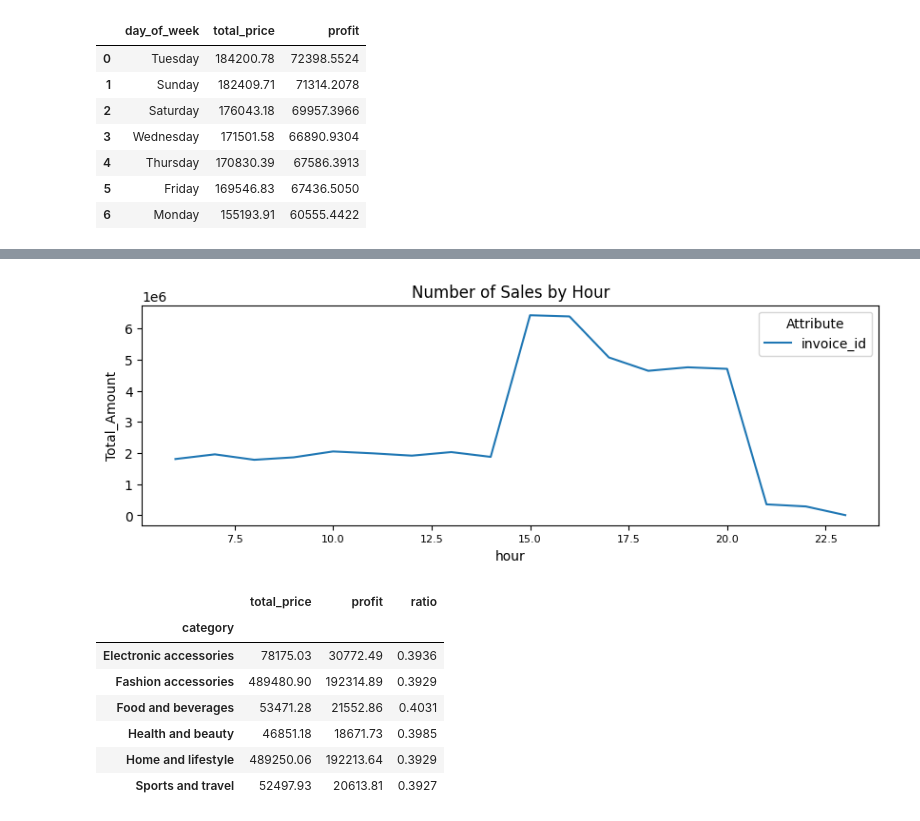
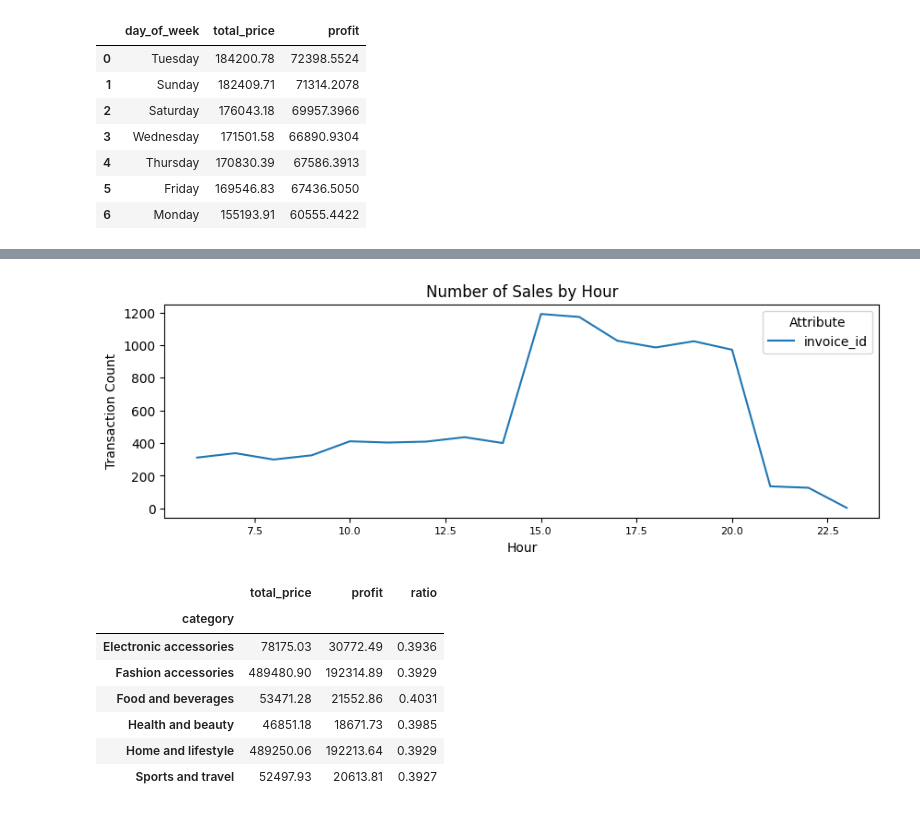
Before and after one commit to BinEmad7/WalmartSales, a Jupyter notebook: WorkingFile.ipynb, the cells around one changed output, grey strips where cells are left out. Cells and saved outputs as stored; diff of their text form; code cells hidden in the pictures.

```diff
--- a/WorkingFile.ipynb
+++ b/WorkingFile.ipynb
@@ -330,0 +466,3 @@ plt.show()
+# %%
+# Add Year column
+df["year"] = df["date"].dt.year
@@ -496,16 +618,18 @@ df.groupby("hour")[["invoice_id"]].count()
 # %%
 # Visualize Number of Sales by Hour
-df_hour = df.groupby("hour")["invoice_id"].sum().reset_index()
+df_hour = df.groupby("hour")["invoice_id"].count().reset_index()
 
 df_melted_hour = df_hour.melt(id_vars="hour", var_name="Attribute", value_name="Total_Amount")
 
 plt.figure(figsize=(10, 3))
 sns.lineplot(data=df_melted_hour, x="hour", y="Total_Amount", hue="Attribute")
 plt.title("Number of Sales by Hour")
+plt.xlabel("Hour")
+plt.ylabel("Transaction Count")
 plt.xticks(fontsize=8)
 plt.show()
 # %% [output]
-[figure, old version]
+[figure, new version]
 # %%
 # Ratio Between Total Revenue and Profit by Category
 grouped = df.groupby("category")[["total_price","profit"]].sum().round(2)
```
Also changed, not shown: parts of 22 cells of this notebook, 1 other file.
